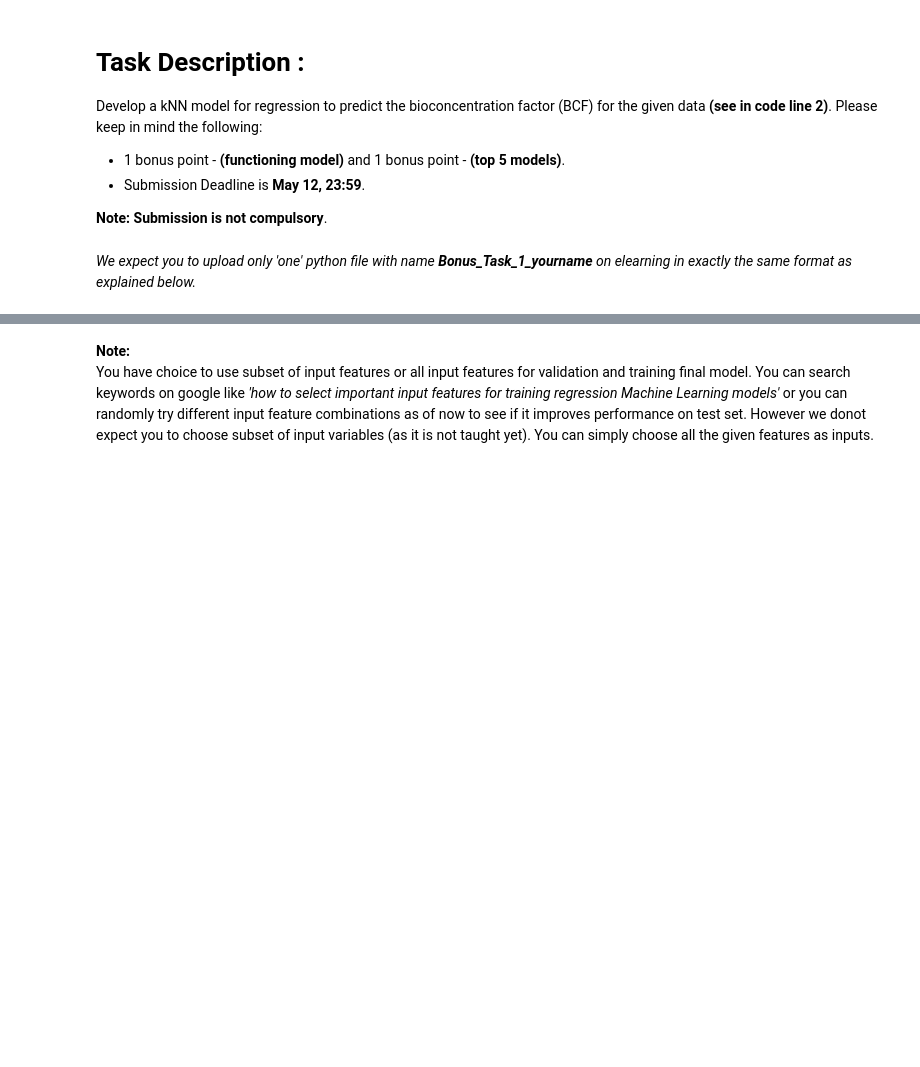
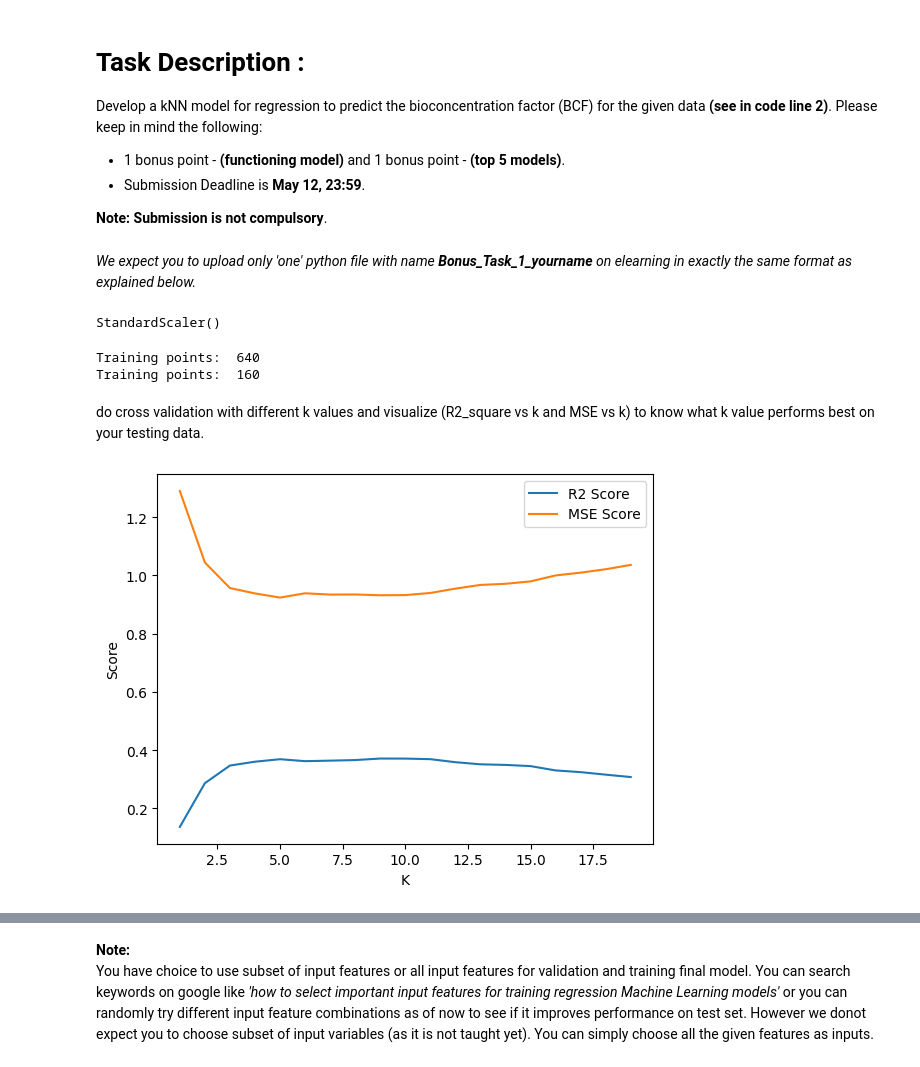
Before and after one commit to joseph-ishola/Machine_Learning_2023_OVGU, a Jupyter notebook: Class Tasks/Bonus_Task_1.ipynb, the cells around one changed output, grey strips where cells are left out. Drawn from its saved outputs; the diff is of its cells as text; code cells hidden in the pictures; blank space fills up the shorter version.

```diff
--- a/Class Tasks/Bonus_Task_1.ipynb
+++ b/Class Tasks/Bonus_Task_1.ipynb
@@ -34,0 +58,11 @@ df_bcf
+# %%
+# y = non_zero_data['Experimental value [log(L/kg)]'].to_numpy()
+# y
+y = df_bcf['Experimental value [log(L/kg)]'].to_numpy()
+y
+# %%
+scaler = StandardScaler()
+# %%
+scaler.fit(X)
+# %% [output]
+StandardScaler()
@@ -35,2 +74,27 @@ df_bcf
+# %%
+print('Training points: ', len(y_train))
+print('Training points: ', len(y_test))
+# %% [output]
+Training points:  640
+Training points:  160
 # %%
 # do cross validation with different k values and visualize (R2_square vs k and MSE vs k) to know what k value performs best on your testing data.
+# %% [markdown]
+do cross validation with different k values and visualize (R2_square vs k and MSE vs k) to know what k value performs best on your testing data.
+# %%
+k_values = range(1, 20)
+r2_scores = []
+mse_scores = []
+for k in k_values:
+    knn = KNeighborsRegressor(n_neighbors=k)
+    r2_scores.append(np.mean(cross_val_score(knn, X, y, cv=10, scoring='r2')))
+    mse_scores.append(-np.mean(cross_val_score(knn, X, y, cv=10, scoring='neg_mean_squared_error')))
+# %%
+plt.plot(k_values, r2_scores, label='R2 Score')
+plt.plot(k_values, mse_scores, label='MSE Score')
+plt.xlabel('K')
+plt.ylabel('Score')
+plt.legend()
+plt.show()
+# %% [output]
+[figure, added]
```
Also changed, not shown: parts of 13 cells of this notebook.
